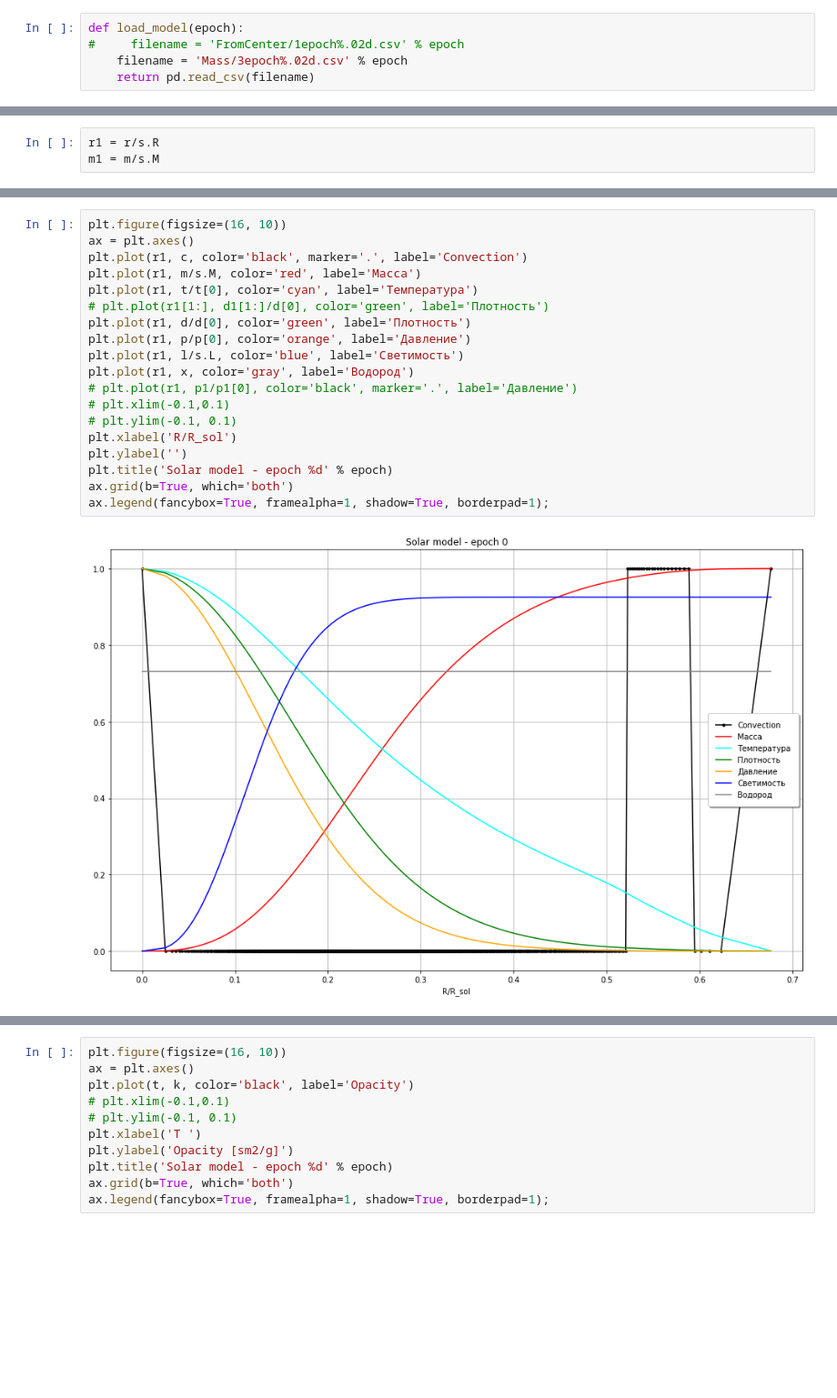
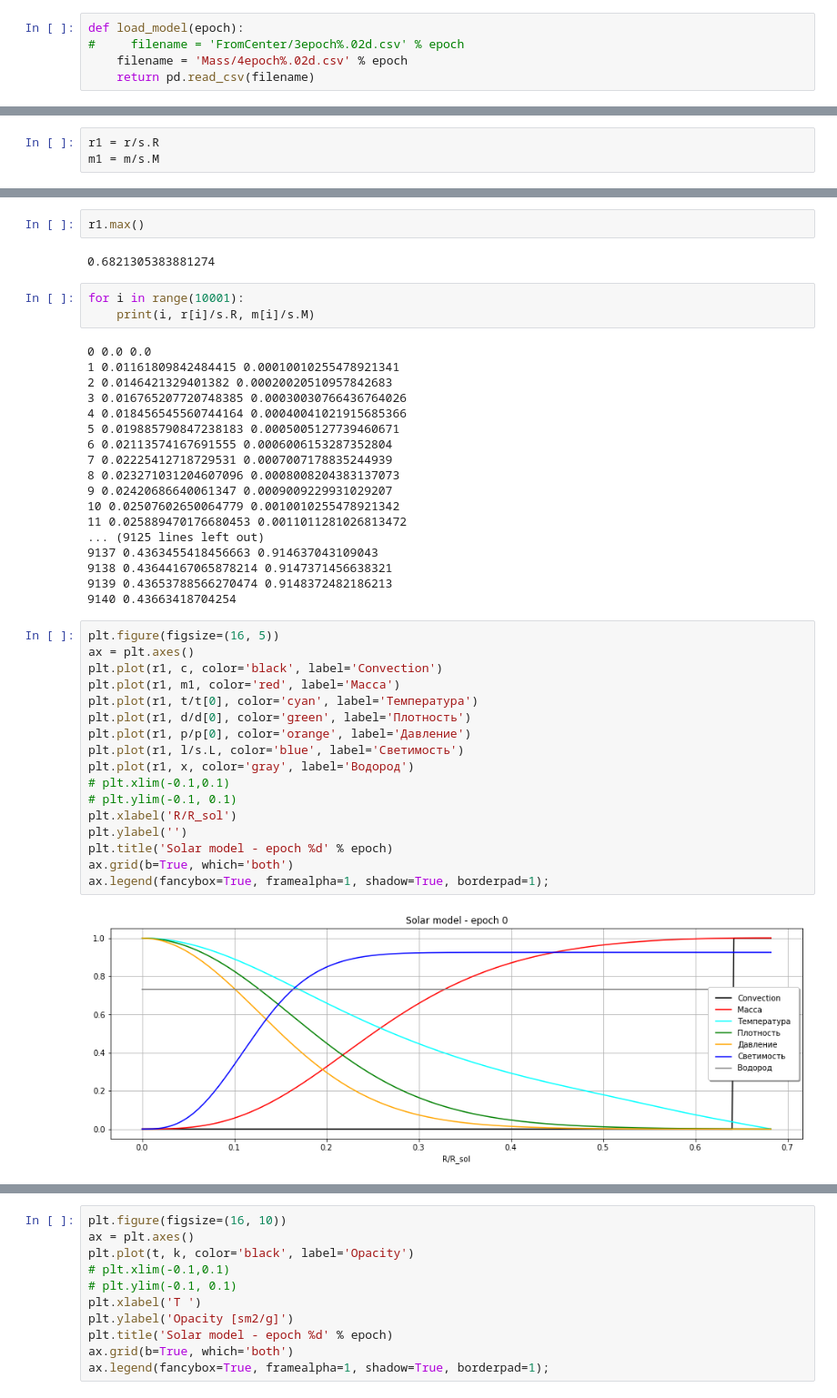
Before and after one commit to boangri/StarModels, a Jupyter notebook: AnalyzeModel.ipynb, the cells around one changed output, grey strips where cells are left out. Shown: that part at 91% size. Cells and saved outputs as stored; diff of their text form; blank space fills up the shorter version.

```diff
--- a/AnalyzeModel.ipynb
+++ b/AnalyzeModel.ipynb
@@ -21,7 +21,7 @@ SSM18 version 1.8 11.07.2020
 # %%
 def load_model(epoch):
-#     filename = 'FromCenter/1epoch%.02d.csv' % epoch
-    filename = 'Mass/3epoch%.02d.csv' % epoch
+#     filename = 'FromCenter/3epoch%.02d.csv' % epoch
+    filename = 'Mass/4epoch%.02d.csv' % epoch
     return pd.read_csv(filename)
 # %%
 epoch = 0
@@ -62,24 +62,47 @@ r1[-1], m1[-1]
+# %%
+r1.max()
+# %% [output]
+0.6821305383881274
+# %%
+for i in range(10001):
+    print(i, r[i]/s.R, m[i]/s.M)
+# %% [output]
+0 0.0 0.0
+1 0.01161809842484415 0.00010010255478921341
+2 0.0146421329401382 0.00020020510957842683
+3 0.016765207720748385 0.00030030766436764026
+4 0.018456545560744164 0.00040041021915685366
+5 0.019885790847238183 0.0005005127739460671
+6 0.02113574167691555 0.0006006153287352804
+7 0.02225412718729531 0.0007007178835244939
+8 0.023271031204607096 0.0008008204383137073
+9 0.02420686640061347 0.0009009229931029207
+10 0.02507602650064779 0.0010010255478921342
+11 0.025889470176680453 0.0011011281026813472
+... (9125 lines left out)
+9137 0.4363455418456663 0.914637043109043
+9138 0.43644167065878214 0.9147371456638321
+9139 0.43653788566270474 0.9148372482186213
+9140 0.43663418704254
 # %%
-plt.figure(figsize=(16, 10))
+plt.figure(figsize=(16, 5))
 ax = plt.axes()
-plt.plot(r1, c, color='black', marker='.', label='Convection')
-plt.plot(r1, m/s.M, color='red', label='Масса')
+plt.plot(r1, c, color='black', label='Convection')
+plt.plot(r1, m1, color='red', label='Масса')
 plt.plot(r1, t/t[0], color='cyan', label='Температура')
-# plt.plot(r1[1:], d1[1:]/d[0], color='green', label='Плотность')
 plt.plot(r1, d/d[0], color='green', label='Плотность')
 plt.plot(r1, p/p[0], color='orange', label='Давление')
 plt.plot(r1, l/s.L, color='blue', label='Светимость')
 plt.plot(r1, x, color='gray', label='Водород')
-# plt.plot(r1, p1/p1[0], color='black', marker='.', label='Давление')
 # plt.xlim(-0.1,0.1)
 # plt.ylim(-0.1, 0.1)
 plt.xlabel('R/R_sol')
 plt.ylabel('')
 plt.title('Solar model - epoch %d' % epoch)
 ax.grid(b=True, which='both')
 ax.legend(fancybox=True, framealpha=1, shadow=True, borderpad=1);
 # %% [output]
-[figure, old version]
+[figure, new version]
 # %%
 plt.figure(figsize=(16, 10))
 ax = plt.axes()
```
Also changed, not shown: parts of 5 cells of this notebook, 5 other files.
